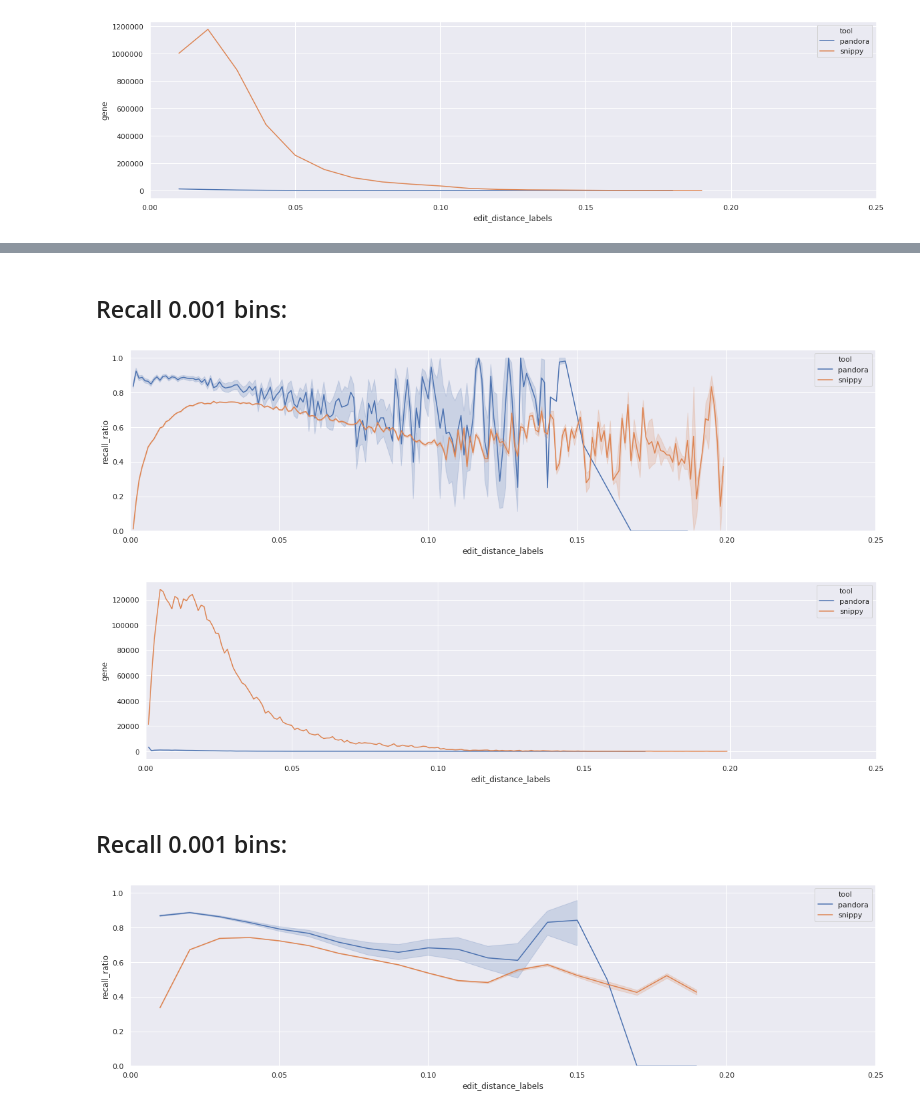
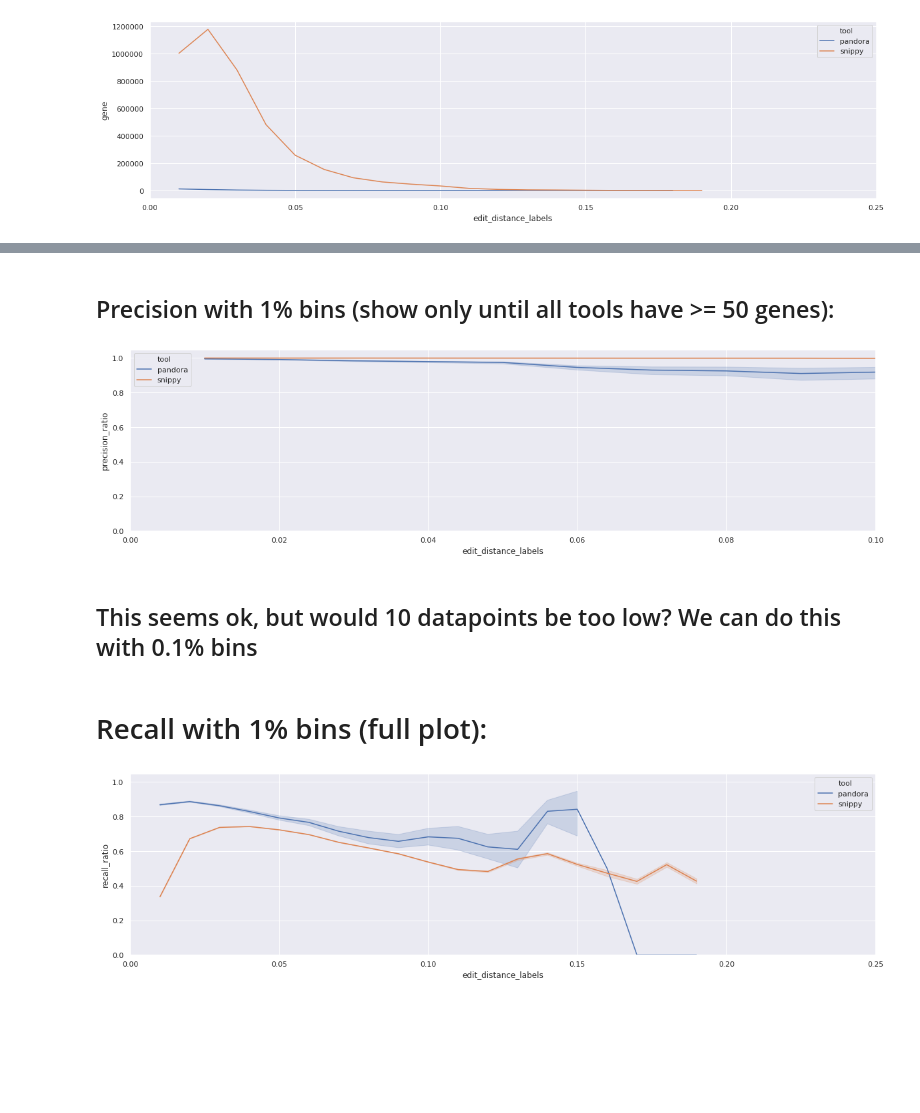
Before and after one commit to leoisl/pandora_gene_distance, a Jupyter notebook: notebooks/eda.ipynb, the cells around one changed output, grey strips where cells are left out. Saved outputs shown, nothing was run; the diff lists cells and outputs as text; code cells hidden in the pictures; blank space fills up the shorter version.

```diff
--- a/notebooks/eda.ipynb
+++ b/notebooks/eda.ipynb
@@ -180,15 +234,20 @@ plot_lineplot_count_in_genes_in_several_bins(df_precision_with_step_001, step=0.
+# %% [markdown]
+## Precision with 1% bins (show only until all tools have >= 50 genes):
+# %%
+edit_distance_threshold_for_precision_where_all_tools_have_at_least_50_genes = \
+    get_edit_distance_threshold_where_all_tools_have_at_least_the_min_nb_of_genes(
+        count_df_precision_with_step_001,
+        min_nb_of_genes = 50,
+        nb_of_tools = 2)
+
+plot_lineplot_mean_precision_in_genes_in_several_bins(
+    df_precision_with_step_001.query("edit_distance_labels <= @edit_distance_threshold_for_precision_where_all_tools_have_at_least_50_genes"),
+                                     xlim = edit_distance_threshold_for_precision_where_all_tools_have_at_least_50_genes,
+                                     step=0.01, display_plot=True)
+# %% [output]
+[figure, added]
+# %% [markdown]
+## This seems ok, but would 10 datapoints be too low? We can do this with 0.1% bins
 # %% [markdown]
-## Recall 0.001 bins:
+# Recall with 1% bins (full plot):
-# %%
-plot_lineplot_mean_recall_in_genes_in_several_bins(df_recall_with_step_0001, step=0.001,
-                                                                     output_filepath="whatever")
-# %% [output]
-[figure, removed]
-# %%
-plot_lineplot_count_in_genes_in_several_bins(df_precision_with_step_0001, step=0.001,
-                                                                     output_filepath="whatever")
-# %% [output]
-[figure, removed]
-# %% [markdown]
-## Recall 0.001 bins:
 # %%
```
Also changed, not shown: parts of 30 cells of this notebook.
